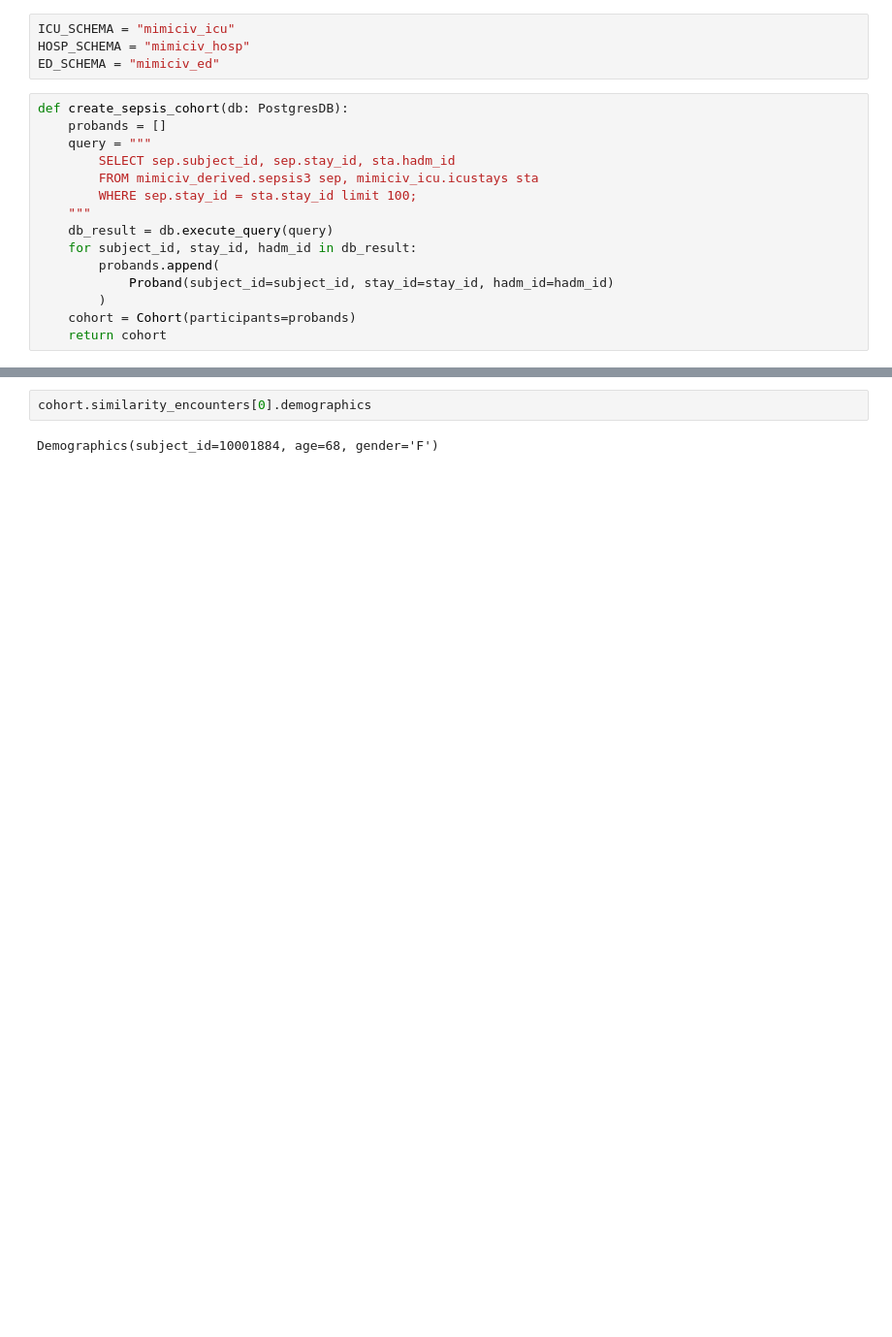
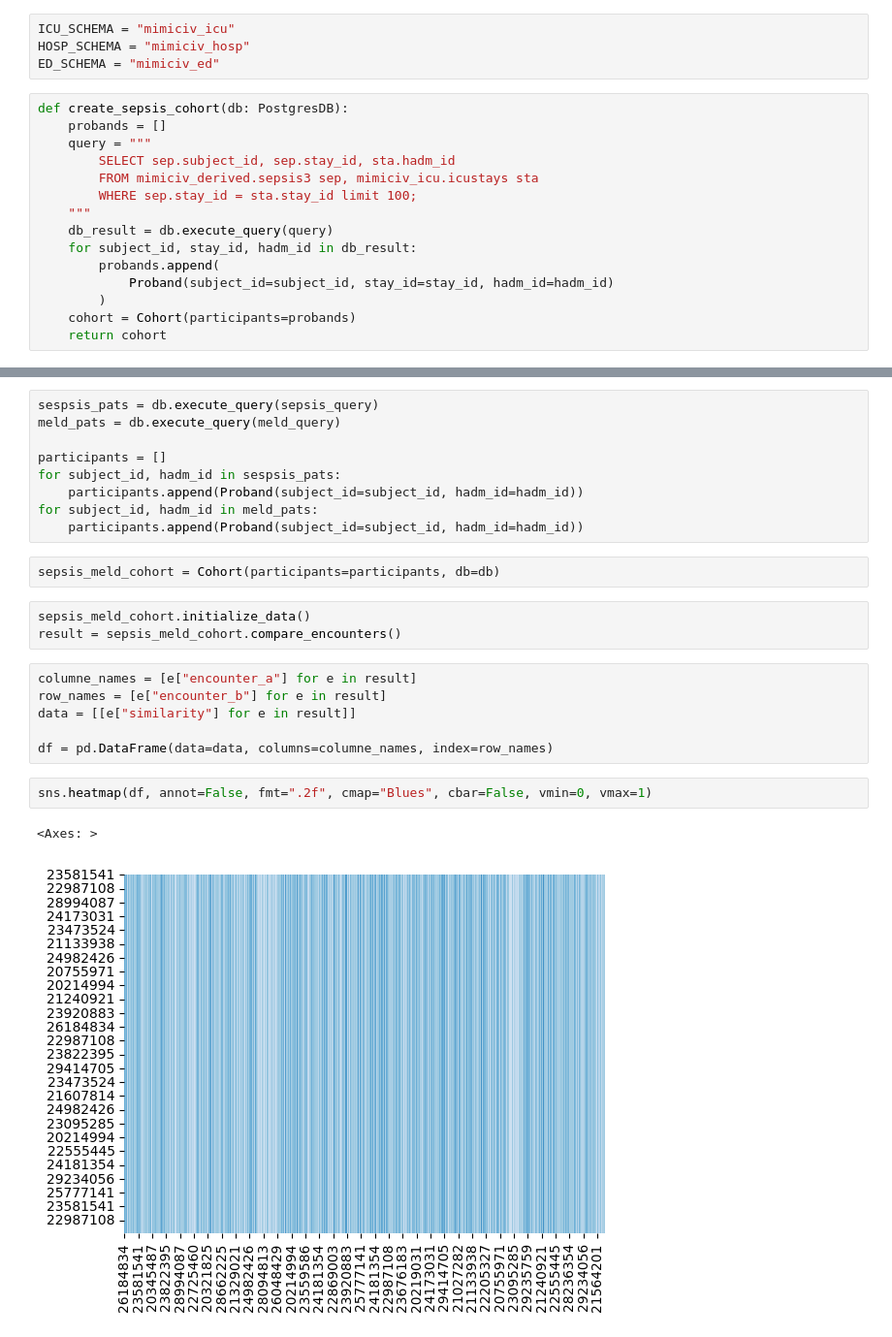
Before and after one commit to trostalski/simpa, a Jupyter notebook: src/notebooks/test.ipynb, the cells around one changed output, grey strips where cells are left out. Shown at 97% size. Drawn from its saved outputs; the diff is of its cells as text; blank space fills up the shorter version.

```diff
--- a/src/notebooks/test.ipynb
+++ b/src/notebooks/test.ipynb
@@ -139,4 +68,25 @@ comp = EncounterComparator()
-# %%
-cohort.similarity_encounters[0].demographics
-# %% [output]
-Demographics(subject_id=10001884, age=68, gender='F')
+# %%
+sespsis_pats = db.execute_query(sepsis_query)
+meld_pats = db.execute_query(meld_query)
+
+participants = []
+for subject_id, hadm_id in sespsis_pats:
+    participants.append(Proband(subject_id=subject_id, hadm_id=hadm_id))
+for subject_id, hadm_id in meld_pats:
+    participants.append(Proband(subject_id=subject_id, hadm_id=hadm_id))
+# %%
+sepsis_meld_cohort = Cohort(participants=participants, db=db)
+# %%
+sepsis_meld_cohort.initialize_data()
+result = sepsis_meld_cohort.compare_encounters()
+# %%
+columne_names = [e["encounter_a"] for e in result]
+row_names = [e["encounter_b"] for e in result]
+data = [[e["similarity"] for e in result]]
+
+df = pd.DataFrame(data=data, columns=columne_names, index=row_names)
+# %%
+sns.heatmap(df, annot=False, fmt=".2f", cmap="Blues", cbar=False, vmin=0, vmax=1)
+# %% [output]
+<Axes: >
+[figure, added]
```
Also changed, not shown: parts of 11 cells of this notebook, 3 other files.
